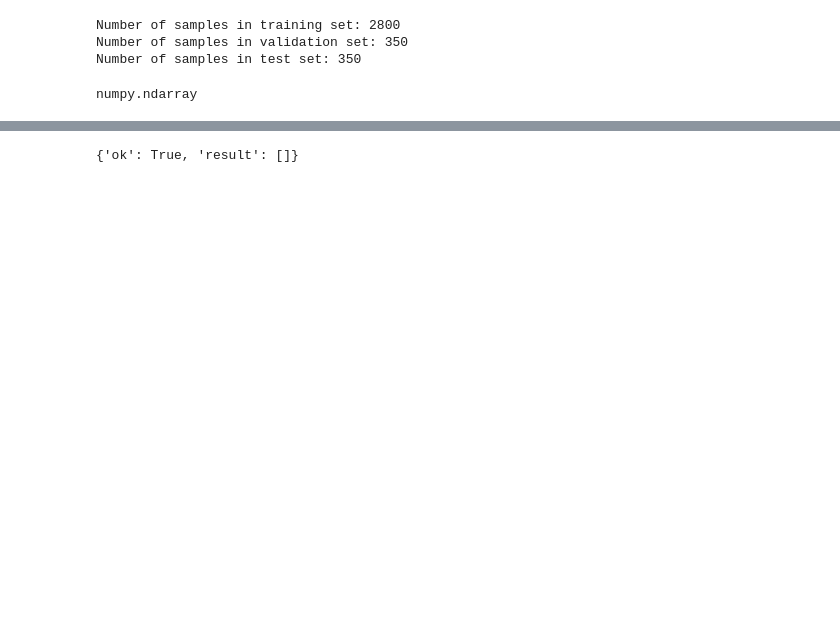
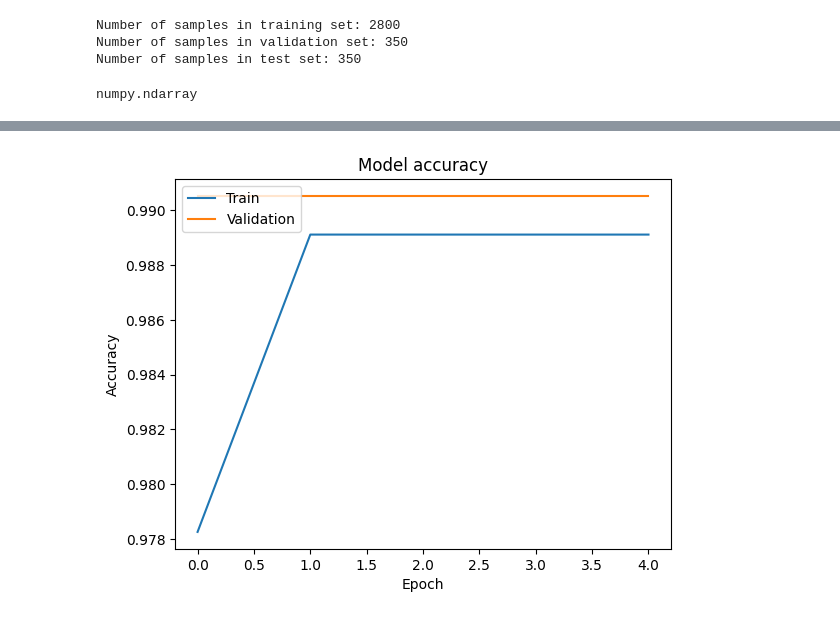
Before and after one commit to Hamed-kalak/UNet, a Jupyter notebook: bagls.ipynb, the cells around one changed output, grey strips where cells are left out. Drawn from its saved outputs; the diff is of its cells as text; code cells hidden in the pictures; blank space fills up the shorter version.

Commit message:
fitted the model,
but the results are not good at all

```diff
--- a/bagls.ipynb
+++ b/bagls.ipynb
@@ -46,6 +46,7 @@ for filename in y:
     img = img.convert('L')
     img_arr = np.array(img)
     img_arr[img_arr > 1] = 1
+    img_arr[img_arr < 1] = 0
     y_images.append(img_arr)
 # %%
 #example plot of x,y
@@ -104,9 +107,9 @@ pool4 = MaxPooling2D(pool_size=(2, 2))(drop4)
 
 conv5 = Conv2D(1024, 3, activation = 'relu', padding = 'same', kernel_initializer = 'he_normal')(pool4)
 conv5 = Conv2D(1024, 3, activation = 'relu', padding = 'same', kernel_initializer = 'he_normal')(conv5)
-drop5 = Dropout(0.5)(conv5)
+#drop5 = Dropout(0.5)(conv5)
 
-up6 = Conv2D(512, 2, activation = 'relu', padding = 'same', kernel_initializer = 'he_normal')(UpSampling2D(size = (2,2))(drop5))
+up6 = Conv2D(512, 2, activation = 'relu', padding = 'same', kernel_initializer = 'he_normal')(UpSampling2D(size = (2,2))(conv5))
 merge6 = concatenate([drop4,up6], axis = 3)
 conv6 = Conv2D(512, 3, activation = 'relu', padding = 'same', kernel_initializer = 'he_normal')(merge6)
 conv6 = Conv2D(512, 3, activation = 'relu', padding = 'same', kernel_initializer = 'he_normal')(conv6)
@@ -136,7 +139,7 @@ model = Model(inputs = inputs, outputs = conv10)
 class BotCallback(tf.keras.callbacks.Callback):
     logs_arr = []
     def __init__(self, personal_token=None):
-        self.personal_token = '5964545787:AAHRZewVZB1Yqg8qc5Dq1XzzhxfjXFQM_qo'
+        self.personal_token = '5964545787:AAEQH7xnHonOarFiILcsftnbryRmOqWyCFk'
         self.ping_url = 'https://api.telegram.org/bot'+str(self.personal_token)+'/getUpdates'
         self.response = requests.get(self.ping_url).json()
         self.chat_id = self.response['result']
@@ -152,10 +155,10 @@ class BotCallback(tf.keras.callbacks.Callback):
         ac = logs['accuracy']
         loss = logs['loss']
         text = f"*Epoch*: {str(epoch)}\nAccuracy: {str(ac)}\nloss: {str(loss)}."
-        self.send_message(text)
+        self.send_message(f'{epoch}, {logs}')
         if epoch == 9:
             self.send_message("*THE END*")
 # %%
 model.compile(optimizer = 'Adam', loss = 'binary_crossentropy', metrics = ['accuracy'])
-history = model.fit(x_train, y_train,validation_data=[x_val, y_val], epochs=10, batch_size=1)
+history = model.fit(x_train, y_train,validation_data=[x_val, y_val], epochs=5, batch_size=32,callbacks=[BotCallback()])
 # %% [output]
@@ -164,7 +175,12 @@ KeyboardInterrupt:
 # %%
-personal_token = '5964545787:AAHRZewVZB1Yqg8qc5Dq1XzzhxfjXFQM_qo'
-ping_url = 'https://api.telegram.org/bot'+str(personal_token)+'/getUpdates'
-response = requests.get(ping_url).json()
-response
+#how was the network on each epoch?
+
+plt.plot(history.history['accuracy'])
+plt.plot(history.history['val_accuracy'])
+plt.title('Model accuracy')
+plt.ylabel('Accuracy')
+plt.xlabel('Epoch')
+plt.legend(['Train', 'Validation'], loc='upper left')
+plt.show()
 # %% [output]
-{'ok': True, 'result': []}
+[figure, added]
```
Also changed, not shown: parts of 5 cells of this notebook.
